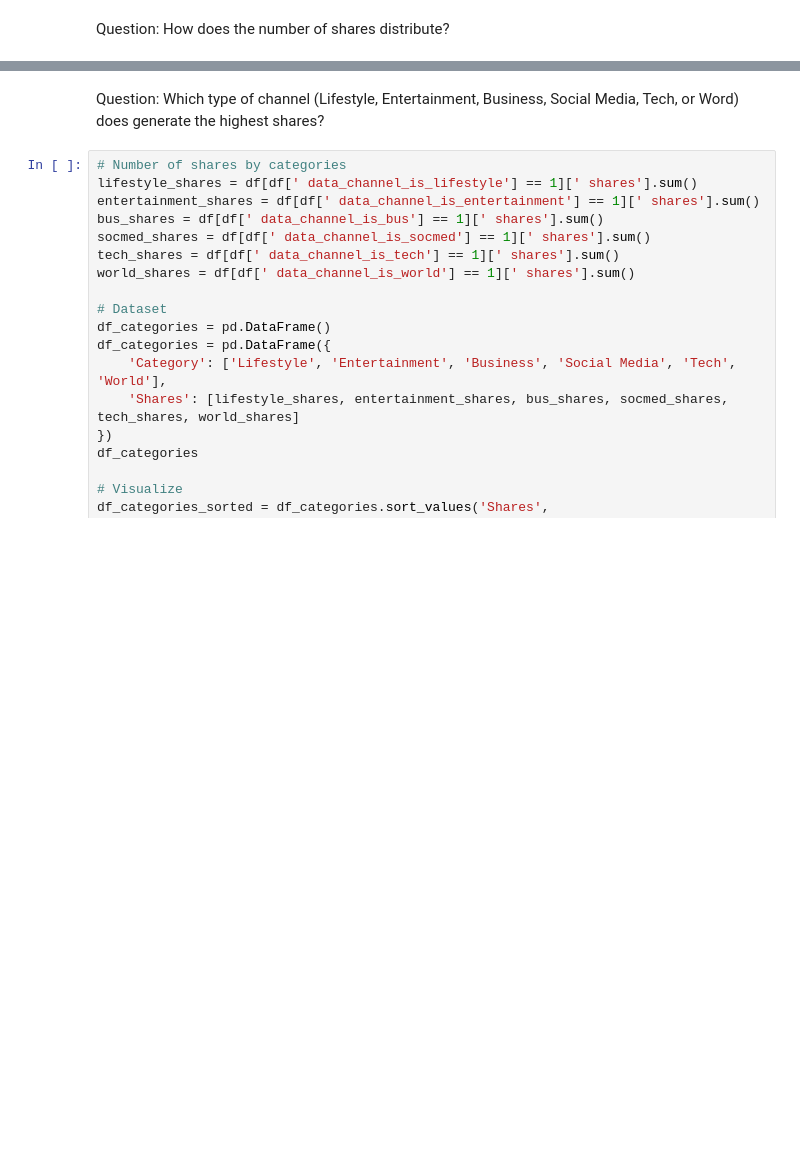
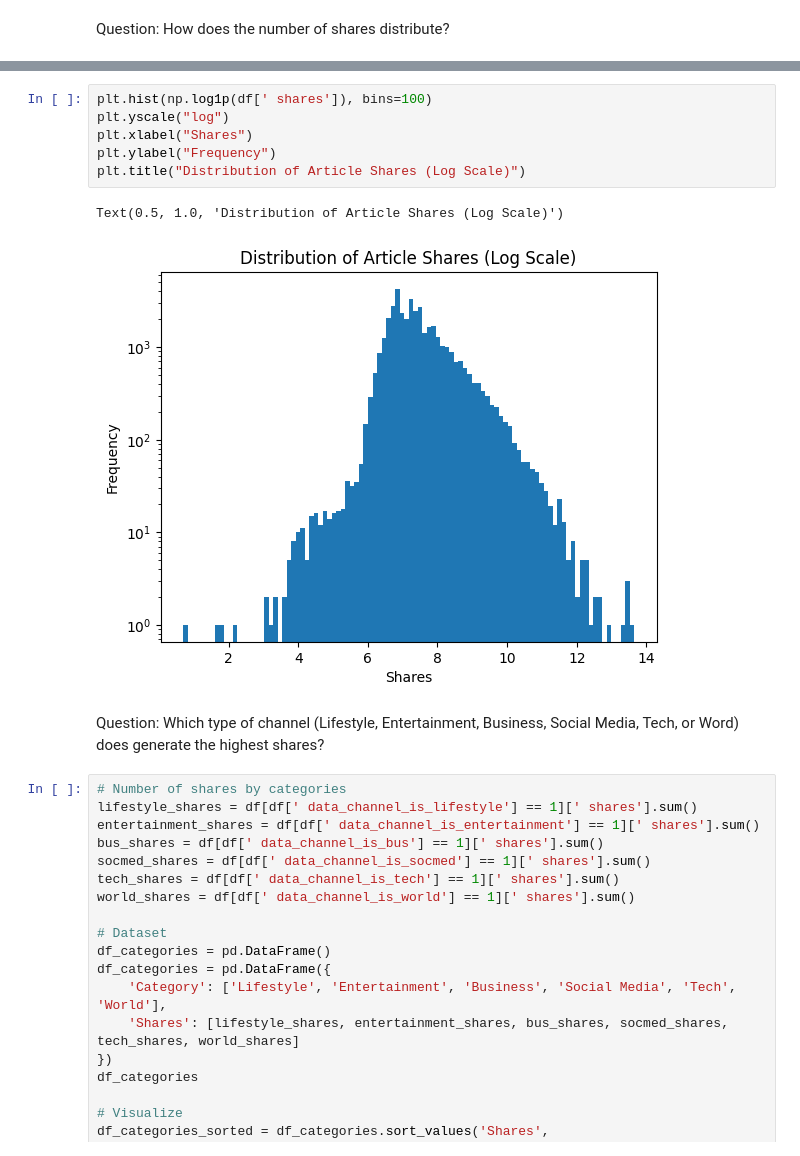
Before and after one commit to suehuynh/news-promotion-lp, a Jupyter notebook: notebooks/01_eda.ipynb, the cells around one changed output, grey strips where cells are left out. Drawn from its saved outputs; the diff is of its cells as text; blank space fills up the shorter version.

```diff
--- a/notebooks/01_eda.ipynb
+++ b/notebooks/01_eda.ipynb
@@ -64,3 +70,12 @@ Text(0.5, 1.0, 'Distribution of Article Shares (Log Scale)')
+# %%
+plt.hist(np.log1p(df[' shares']), bins=100)
+plt.yscale("log")
+plt.xlabel("Shares")
+plt.ylabel("Frequency")
+plt.title("Distribution of Article Shares (Log Scale)")
+# %% [output]
+Text(0.5, 1.0, 'Distribution of Article Shares (Log Scale)')
+[figure, added]
 # %% [markdown]
 Question: Which type of channel (Lifestyle, Entertainment, Business, Social Media, Tech, or Word) does generate the highest shares?
 # %%
```
Also changed, not shown: parts of 10 cells of this notebook, 13 other files.
